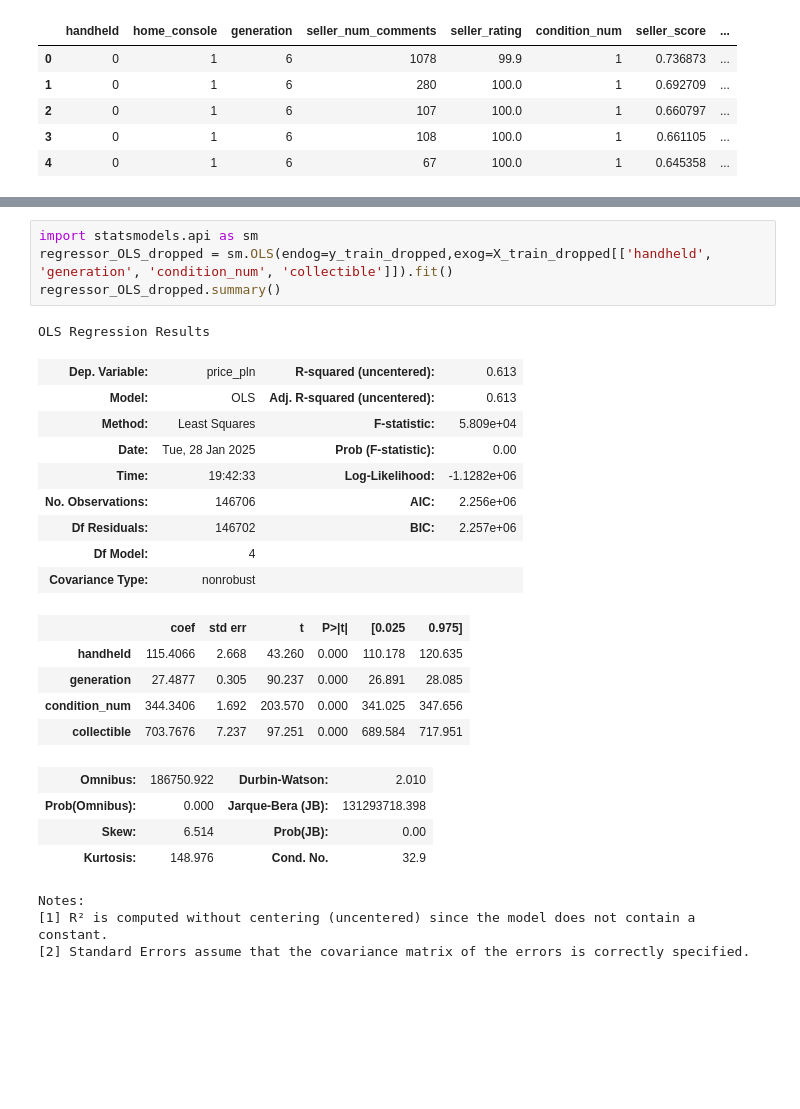
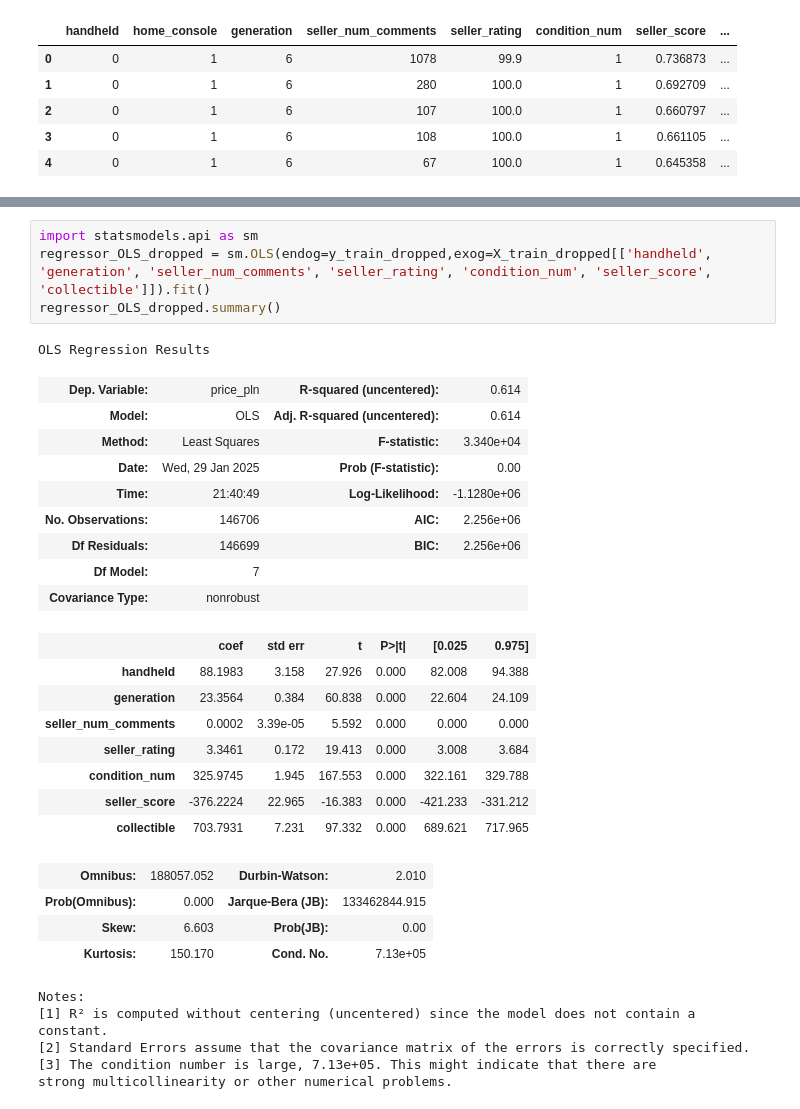
Before and after one commit to ChillGuysFromPjatk/Pad, a Jupyter notebook: src/notebooks/models/LinearRegression.ipynb, the cells around one changed output, grey strips where cells are left out. Drawn from its saved outputs; the diff is of its cells as text; blank space fills up the shorter version.

```diff
--- a/src/notebooks/models/LinearRegression.ipynb
+++ b/src/notebooks/models/LinearRegression.ipynb
@@ -99,28 +150,33 @@ Features: 4/44
 # %%
 import statsmodels.api as sm
-regressor_OLS_dropped = sm.OLS(endog=y_train_dropped,exog=X_train_dropped[['handheld', 'generation', 'condition_num', 'collectible']]).fit()
+regressor_OLS_dropped = sm.OLS(endog=y_train_dropped,exog=X_train_dropped[['handheld', 'generation', 'seller_num_comments', 'seller_rating', 'condition_num', 'seller_score', 'collectible']]).fit()
 regressor_OLS_dropped.summary()
 # %% [output]
 OLS Regression Results
-| Dep. Variable: | price_pln | R-squared (uncentered): | 0.613 |
-| Model: | OLS | Adj. R-squared (uncentered): | 0.613 |
-| Method: | Least Squares | F-statistic: | 5.809e+04 |
-| Date: | Tue, 28 Jan 2025 | Prob (F-statistic): | 0.00 |
-| Time: | 19:42:33 | Log-Likelihood: | -1.1282e+06 |
+| Dep. Variable: | price_pln | R-squared (uncentered): | 0.614 |
+| Model: | OLS | Adj. R-squared (uncentered): | 0.614 |
+| Method: | Least Squares | F-statistic: | 3.340e+04 |
+| Date: | Wed, 29 Jan 2025 | Prob (F-statistic): | 0.00 |
+| Time: | 21:40:49 | Log-Likelihood: | -1.1280e+06 |
 | No. Observations: | 146706 | AIC: | 2.256e+06 |
-| Df Residuals: | 146702 | BIC: | 2.257e+06 |
-| Df Model: | 4 |  |  |
+| Df Residuals: | 146699 | BIC: | 2.256e+06 |
+| Df Model: | 7 |  |  |
 | Covariance Type: | nonrobust |  |  |
 |  | coef | std err | t | P>|t| | [0.025 | 0.975] |
-| handheld | 115.4066 | 2.668 | 43.260 | 0.000 | 110.178 | 120.635 |
-| generation | 27.4877 | 0.305 | 90.237 | 0.000 | 26.891 | 28.085 |
-| condition_num | 344.3406 | 1.692 | 203.570 | 0.000 | 341.025 | 347.656 |
-| collectible | 703.7676 | 7.237 | 97.251 | 0.000 | 689.584 | 717.951 |
+| handheld | 88.1983 | 3.158 | 27.926 | 0.000 | 82.008 | 94.388 |
+| generation | 23.3564 | 0.384 | 60.838 | 0.000 | 22.604 | 24.109 |
+| seller_num_comments | 0.0002 | 3.39e-05 | 5.592 | 0.000 | 0.000 | 0.000 |
+| seller_rating | 3.3461 | 0.172 | 19.413 | 0.000 | 3.008 | 3.684 |
+| condition_num | 325.9745 | 1.945 | 167.553 | 0.000 | 322.161 | 329.788 |
+| seller_score | -376.2224 | 22.965 | -16.383 | 0.000 | -421.233 | -331.212 |
+| collectible | 703.7931 | 7.231 | 97.332 | 0.000 | 689.621 | 717.965 |
-| Omnibus: | 186750.922 | Durbin-Watson: | 2.010 |
-| Prob(Omnibus): | 0.000 | Jarque-Bera (JB): | 131293718.398 |
-| Skew: | 6.514 | Prob(JB): | 0.00 |
-| Kurtosis: | 148.976 | Cond. No. | 32.9 |
+| Omnibus: | 188057.052 | Durbin-Watson: | 2.010 |
+| Prob(Omnibus): | 0.000 | Jarque-Bera (JB): | 133462844.915 |
+| Skew: | 6.603 | Prob(JB): | 0.00 |
+| Kurtosis: | 150.170 | Cond. No. | 7.13e+05 |
 Notes:
 [1] R² is computed without centering (uncentered) since the model does not contain a constant.
 [2] Standard Errors assume that the covariance matrix of the errors is correctly specified.
+[3] The condition number is large, 7.13e+05. This might indicate that there are
+strong multicollinearity or other numerical problems.
 # %%
```
Also changed, not shown: parts of 9 cells of this notebook.
